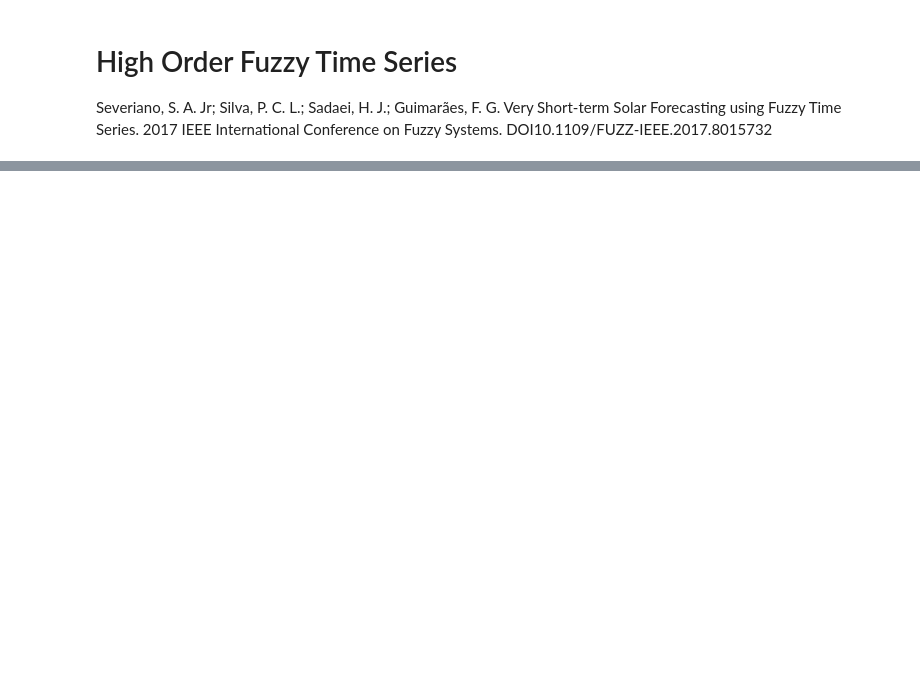
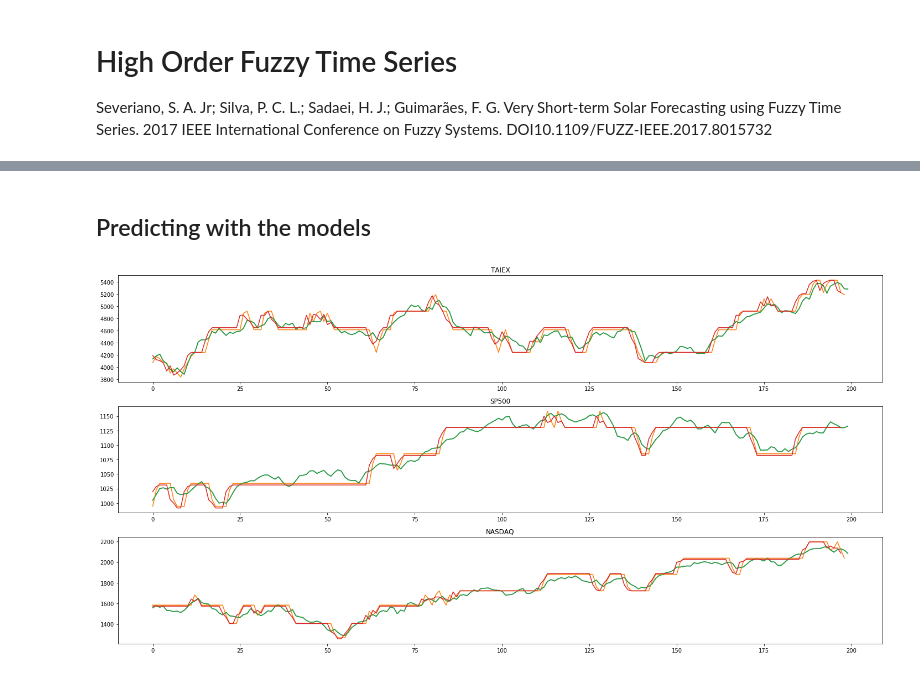
Before and after one commit to PYFTS/pyFTS, a Jupyter notebook: pyFTS/notebooks/Severiano et al - HighOrderFTS.ipynb, the cells around one changed output, grey strips where cells are left out. Drawn from its saved outputs; the diff is of its cells as text; code cells hidden in the pictures; blank space fills up the shorter version.

```diff
--- a/pyFTS/notebooks/Severiano et al - HighOrderFTS.ipynb
+++ b/pyFTS/notebooks/Severiano et al - HighOrderFTS.ipynb
@@ -168,0 +185,11 @@ ra.plot_residuals(enrollments, [model1, model2])
+# %%
+for count,dataset_name in enumerate(dataset_names):
+    dataset = get_dataset(dataset_name)
+
+    for order in [2,3]:
+
+        model1 = hofts.HighOrderFTS(partitioner=partitioners[dataset_name], order=order)
+        model1.name=dataset_name +str(order)
+        model1.fit(dataset[:train_split], save_model=True, file_path='model1'+dataset_name+str(order))
+
+        print(model1)
@@ -168,0 +216,12 @@ ra.plot_residuals(enrollments, [model1, model2])
+# %%
+for count,dataset_name in enumerate(dataset_names):
+    dataset = get_dataset(dataset_name)
+
+    for order in [2,3]:
+
+        model2 = hofts.HighOrderFTS(partitioner=partitioners_diff[dataset_name], order=order)
+        model2.name=dataset_name +str(order)
+        model2.append_transformation(tdiff)
+        model2.fit(dataset[:train_split], save_model=True, file_path='model2'+dataset_name+str(order))
+
+        print(model2)
@@ -168,0 +246,24 @@ ra.plot_residuals(enrollments, [model1, model2])
+# %% [markdown]
+## Predicting with the models
+# %%
+fig, ax = plt.subplots(nrows=3, ncols=1, figsize=[20,10])
+
+
+for count,dataset_name in enumerate(dataset_names):
+    dataset = get_dataset(dataset_name)
+
+    for order in [2,3]:
+
+        ax[count].plot(dataset[train_split:train_split+200])
+
+        model1 = cUtil.load_obj('model1'+dataset_name+str(order))
+
+        forecasts = model1.predict(dataset[train_split:train_split+200])
+
+        ax[count].plot(forecasts)
+
+        ax[count].set_title(dataset_name)
+
+plt.tight_layout()
+# %% [output]
+[figure, added]
```
Also changed, not shown: parts of 53 cells of this notebook, 8 other files.
